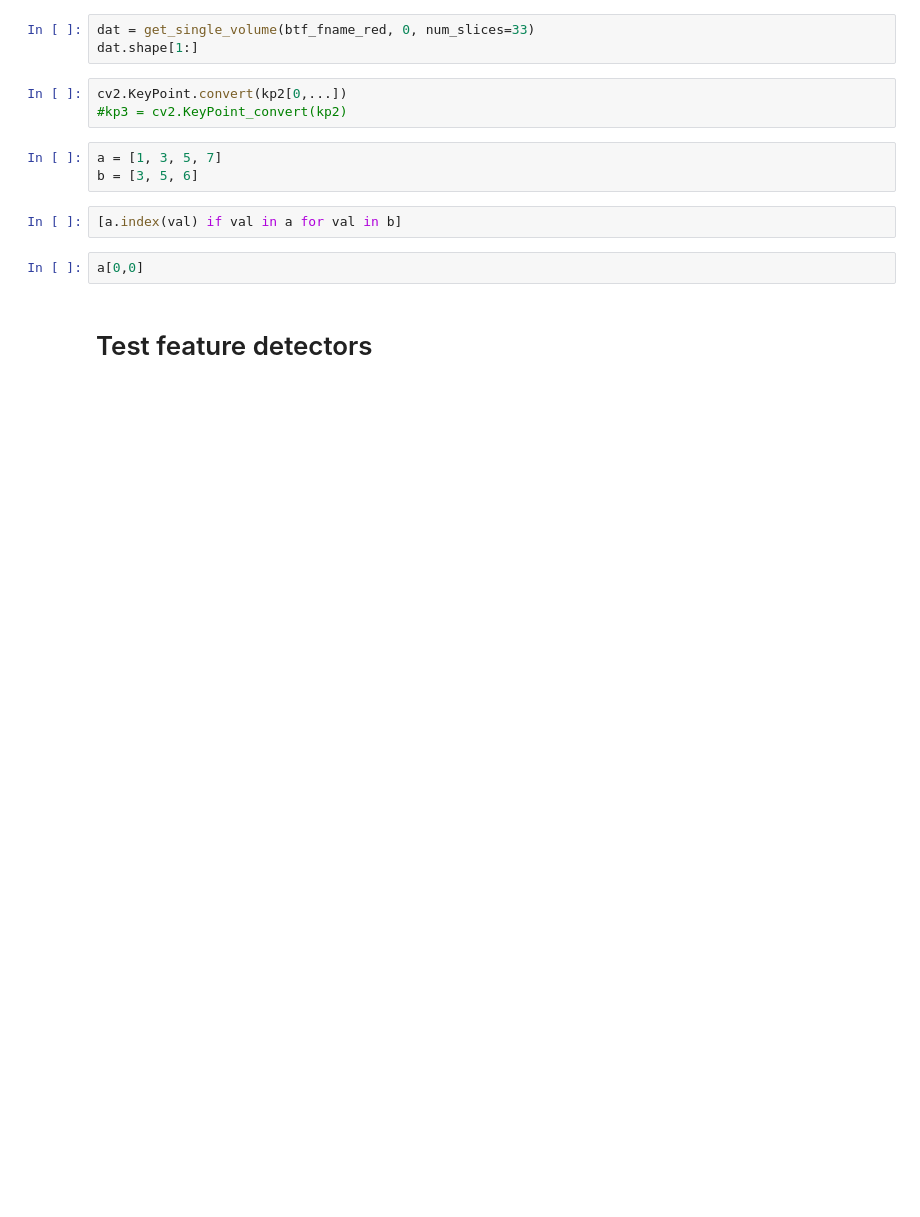
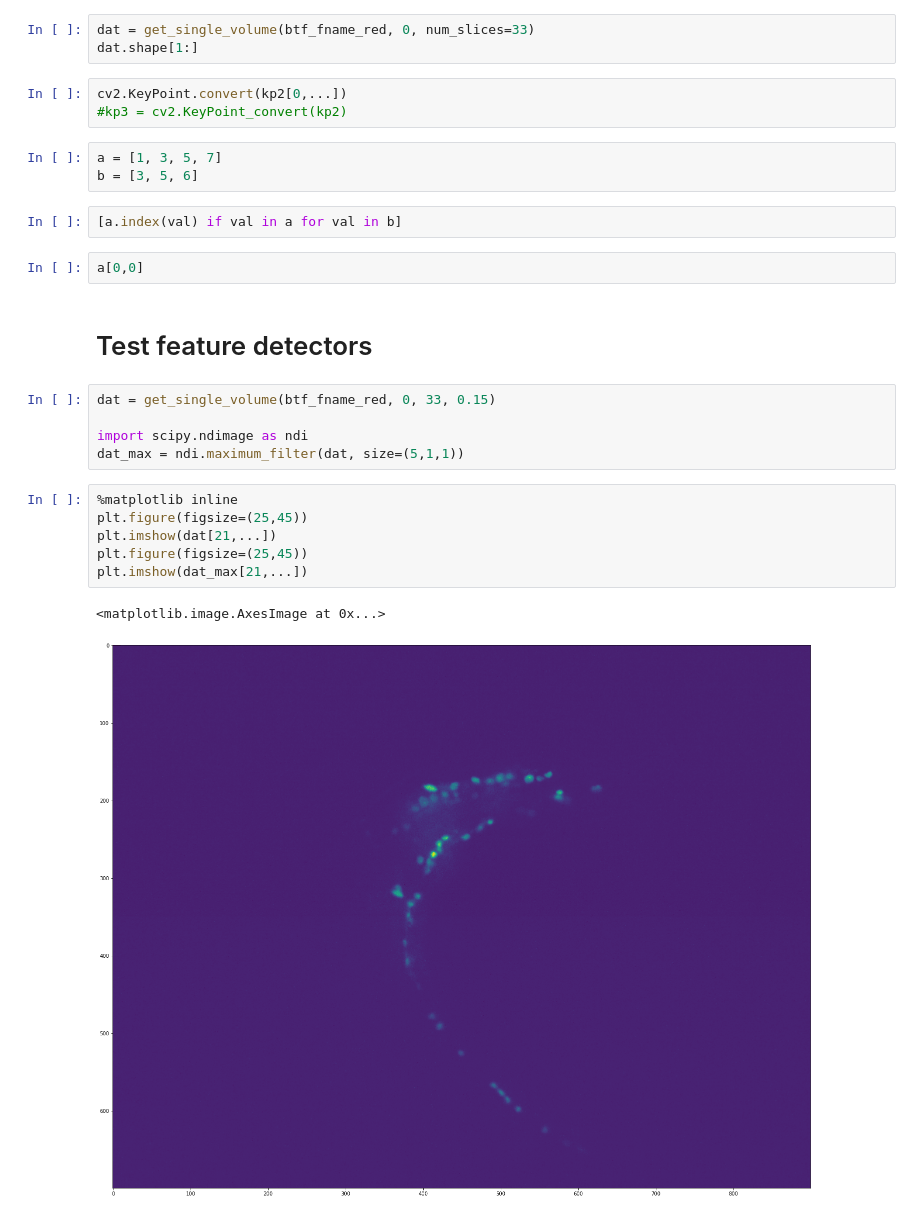
Before and after one commit to ch9nuk9/wbfm, a Jupyter notebook: example-feature-workflow/feature_alignment/Reference_pipeline_tests.ipynb, the cells around one changed output. Cells and saved outputs as stored; diff of their text form; blank space fills up the shorter version.

```diff
--- a/example-feature-workflow/feature_alignment/Reference_pipeline_tests.ipynb
+++ b/example-feature-workflow/feature_alignment/Reference_pipeline_tests.ipynb
@@ -251,3 +250,17 @@ b = [3, 5, 6]
 a[0,0]
 # %% [markdown]
 # Test feature detectors
+# %%
+dat = get_single_volume(btf_fname_red, 0, 33, 0.15)
+
+import scipy.ndimage as ndi
+dat_max = ndi.maximum_filter(dat, size=(5,1,1))
+# %%
+%matplotlib inline
+plt.figure(figsize=(25,45))
+plt.imshow(dat[21,...])
+plt.figure(figsize=(25,45))
+plt.imshow(dat_max[21,...])
+# %% [output]
+<matplotlib.image.AxesImage at 0x...>
+[figure, added]
```
Also changed, not shown: parts of 10 cells of this notebook, 3 other files.
